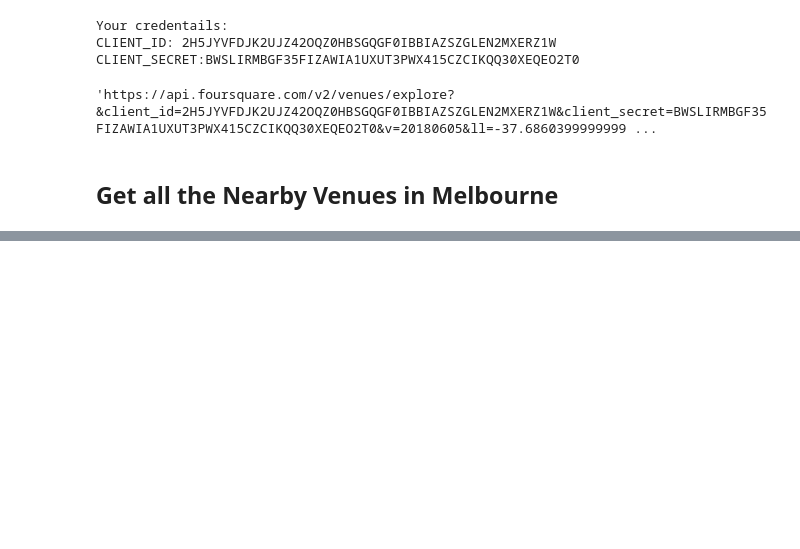
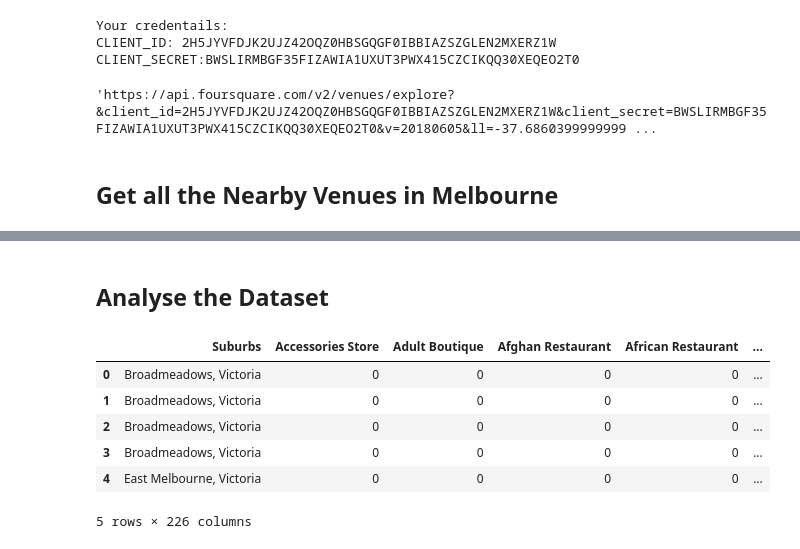
Before and after one commit to Piyal-Banik/Coursera_Capstone, a Jupyter notebook: Week 5/melbourne_suburbs_clustering.ipynb, the cells around one changed output, grey strips where cells are left out. Drawn from its saved outputs; the diff is of its cells as text; code cells hidden in the pictures; blank space fills up the shorter version.

```diff
--- a/Week 5/melbourne_suburbs_clustering.ipynb
+++ b/Week 5/melbourne_suburbs_clustering.ipynb
@@ -230,0 +231,22 @@ Eaglemont, Victoria
+# %% [markdown]
+## Analyse the Dataset
+# %%
+# one hot encoding
+melb_onehot = pd.get_dummies(melb_venues[['Venue Category']], prefix="", prefix_sep="")
+
+# add neighborhood column back to dataframe
+melb_onehot['Suburbs'] = melb_venues['Suburbs']
+
+# move neighborhood column to the first column
+fixed_columns = [melb_onehot.columns[-1]] + list(melb_onehot.columns[:-1])
+melb_onehot = melb_onehot[fixed_columns]
+
+melb_onehot.head()
+# %% [output]
+|  | Suburbs | Accessories Store | Adult Boutique | Afghan Restaurant | African Restaurant | ... |
+| 0 | Broadmeadows, Victoria | 0 | 0 | 0 | 0 | ... |
+| 1 | Broadmeadows, Victoria | 0 | 0 | 0 | 0 | ... |
+| 2 | Broadmeadows, Victoria | 0 | 0 | 0 | 0 | ... |
+| 3 | Broadmeadows, Victoria | 0 | 0 | 0 | 0 | ... |
+| 4 | East Melbourne, Victoria | 0 | 0 | 0 | 0 | ... |
+5 rows × 226 columns
```
Also changed, not shown: parts of 7 cells of this notebook.
